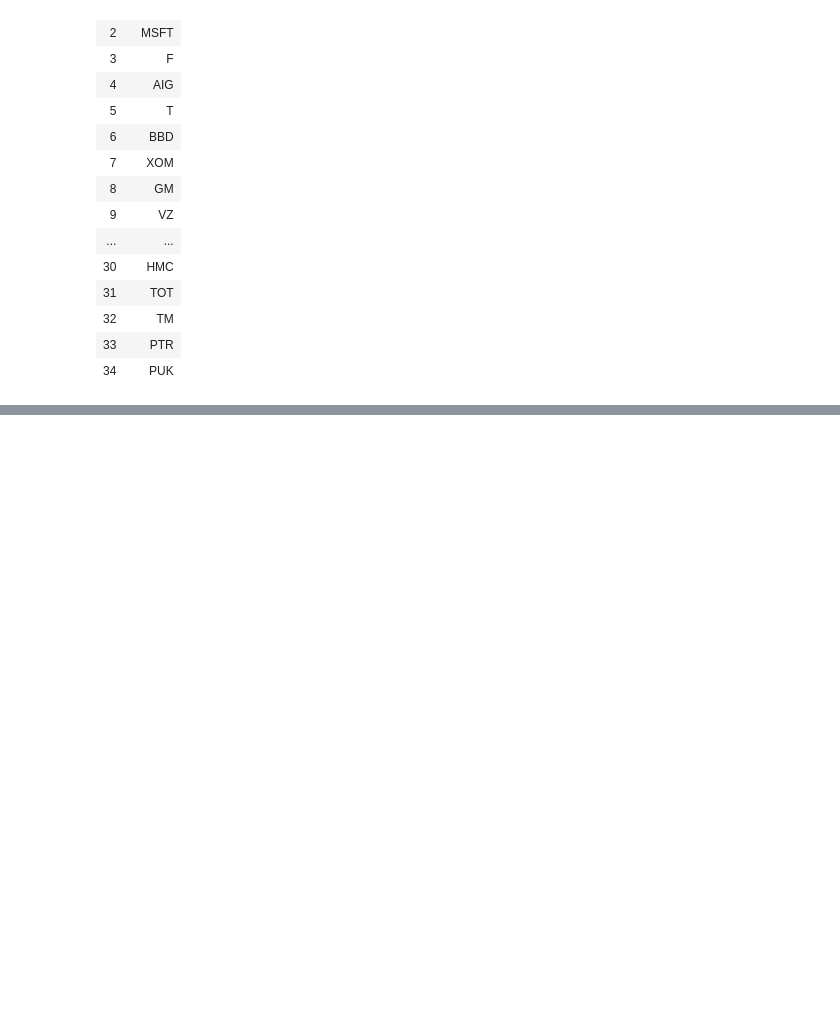
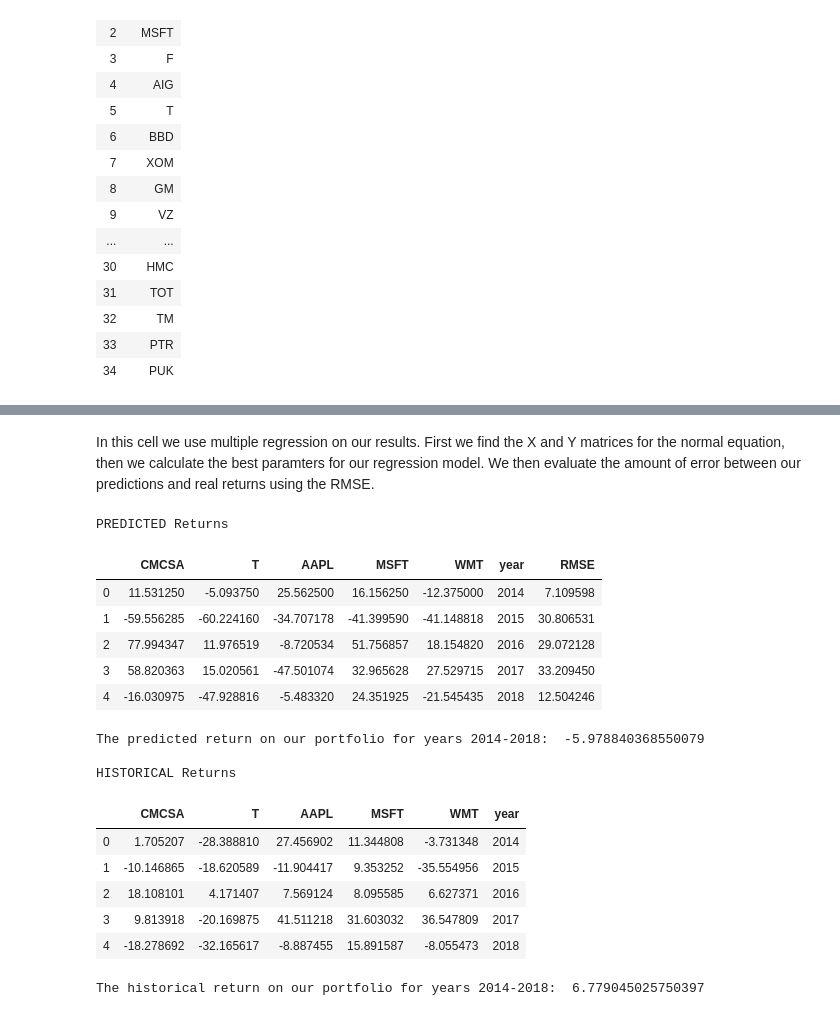
Before and after one commit to Ali-Raisolsadat/ML-Project1, a Jupyter notebook: FinalPortfolio.ipynb, the cells around one changed output, grey strips where cells are left out. Cells and saved outputs as stored; diff of their text form; code cells hidden in the pictures; blank space fills up the shorter version.

Commit message:
One master notebook FinalPortfolio. This will be the file we will be submitting.

```diff
--- a/FinalPortfolio.ipynb
+++ b/FinalPortfolio.ipynb
@@ -320,0 +495,2 @@ So of 2000 companies from which we had "usable" information, we were able to gen
+# %% [markdown]
+In this cell we use multiple regression on our results. First we find the X and Y matrices for the normal equation, then we calculate the best paramters for our regression model. We then evaluate the amount of error between our predictions and real returns using the RMSE.
@@ -320,0 +527,35 @@ So of 2000 companies from which we had "usable" information, we were able to gen
+# %%
+expected_return = np.array(expected_return)
+
+returns_pred = pd.DataFrame(expected_return.reshape(5,5), columns = tickers)
+predictedPortReturn = sum(returns_pred.sum(axis = 0)/5) #calculate predicted portfolio return
+returns_pred['year'] = years
+returns_pred['RMSE'] = error
+returns_pred.name = 'PREDICTED Returns'
+
+
+print(returns_pred.name)
+display(returns_pred)
+print("The predicted return on our portfolio for years 2014-2018: ", predictedPortReturn)
+print()
+print(returns_df.name)
+display(returns_df)
+print("The historical return on our portfolio for years 2014-2018: ", historicalPortReturn)
+# %% [output]
+PREDICTED Returns
+|  | CMCSA | T | AAPL | MSFT | WMT | year | RMSE |
+| 0 | 11.531250 | -5.093750 | 25.562500 | 16.156250 | -12.375000 | 2014 | 7.109598 |
+| 1 | -59.556285 | -60.224160 | -34.707178 | -41.399590 | -41.148818 | 2015 | 30.806531 |
+| 2 | 77.994347 | 11.976519 | -8.720534 | 51.756857 | 18.154820 | 2016 | 29.072128 |
+| 3 | 58.820363 | 15.020561 | -47.501074 | 32.965628 | 27.529715 | 2017 | 33.209450 |
+| 4 | -16.030975 | -47.928816 | -5.483320 | 24.351925 | -21.545435 | 2018 | 12.504246 |
+The predicted return on our portfolio for years 2014-2018:  -5.978840368550079
+
+HISTORICAL Returns
+|  | CMCSA | T | AAPL | MSFT | WMT | year |
+| 0 | 1.705207 | -28.388810 | 27.456902 | 11.344808 | -3.731348 | 2014 |
+| 1 | -10.146865 | -18.620589 | -11.904417 | 9.353252 | -35.554956 | 2015 |
+| 2 | 18.108101 | 4.171407 | 7.569124 | 8.095585 | 6.627371 | 2016 |
+| 3 | 9.813918 | -20.169875 | 41.511218 | 31.603032 | 36.547809 | 2017 |
+| 4 | -18.278692 | -32.165617 | -8.887455 | 15.891587 | -8.055473 | 2018 |
+The historical return on our portfolio for years 2014-2018:  6.779045025750397
```
Also changed, not shown: parts of 18 cells of this notebook.
